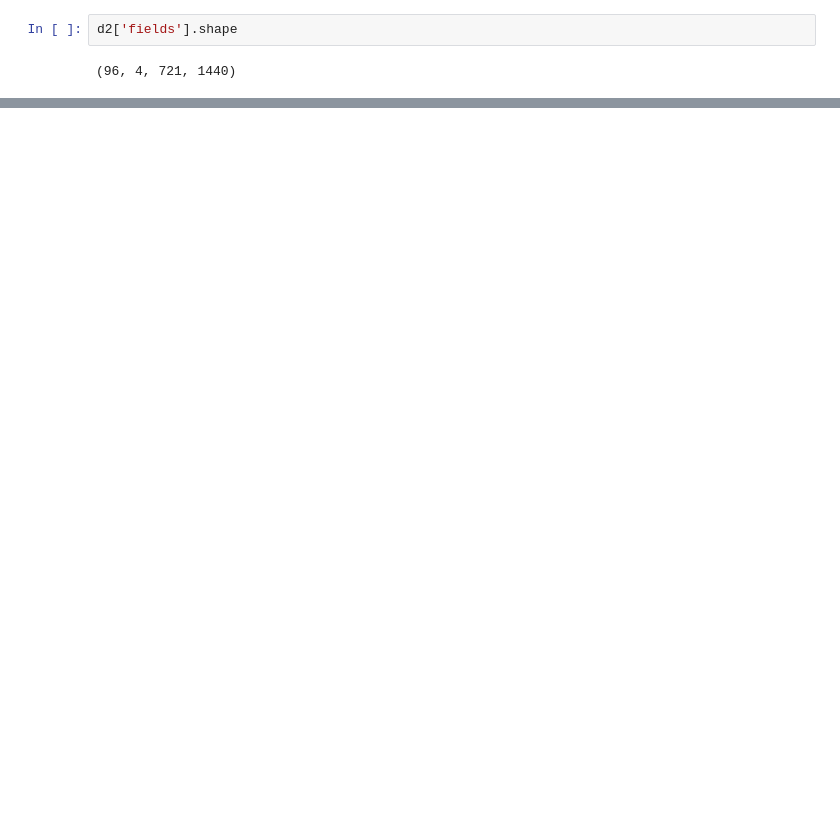
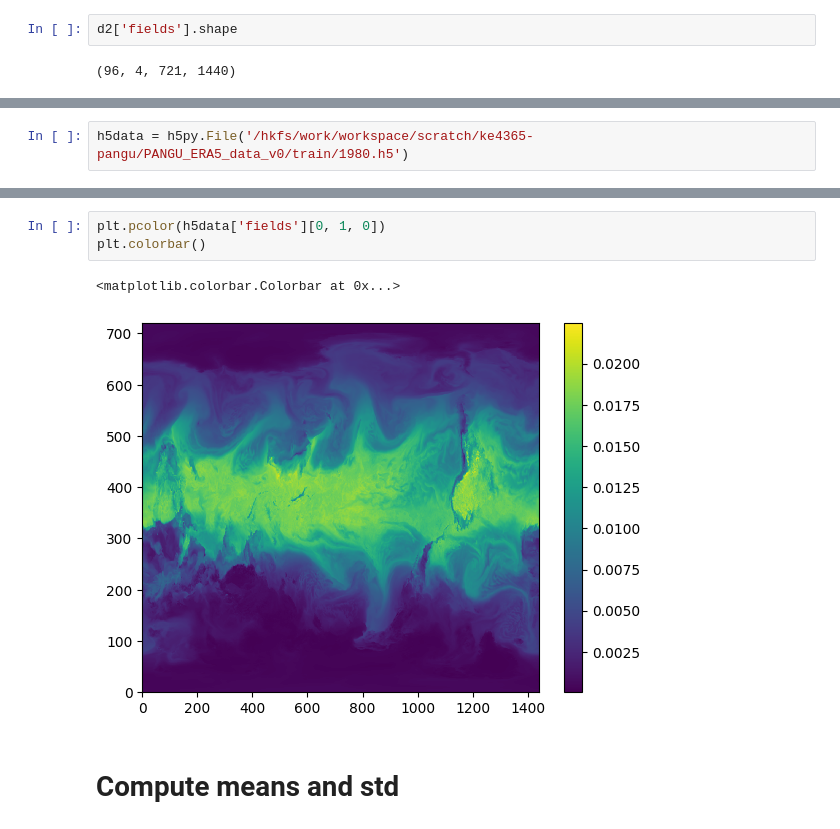
Before and after one commit to DeifiliaTo/PanguWeather, a Jupyter notebook: DataLoader_dev.ipynb, the cells around one changed output, grey strips where cells are left out. Drawn from its saved outputs; the diff is of its cells as text; blank space fills up the shorter version.

```diff
--- a/DataLoader_dev.ipynb
+++ b/DataLoader_dev.ipynb
@@ -183,0 +373,2 @@ d2['fields'].shape
+# %%
+h5data = h5py.File('/hkfs/work/workspace/scratch/ke4365-pangu/PANGU_ERA5_data_v0/train/1980.h5')
@@ -183,0 +383,8 @@ d2['fields'].shape
+# %%
+plt.pcolor(h5data['fields'][0, 1, 0])
+plt.colorbar()
+# %% [output]
+<matplotlib.colorbar.Colorbar at 0x...>
+[figure, added]
+# %% [markdown]
+# Compute means and std
```
Also changed, not shown: parts of 38 cells of this notebook, 3 other files.
